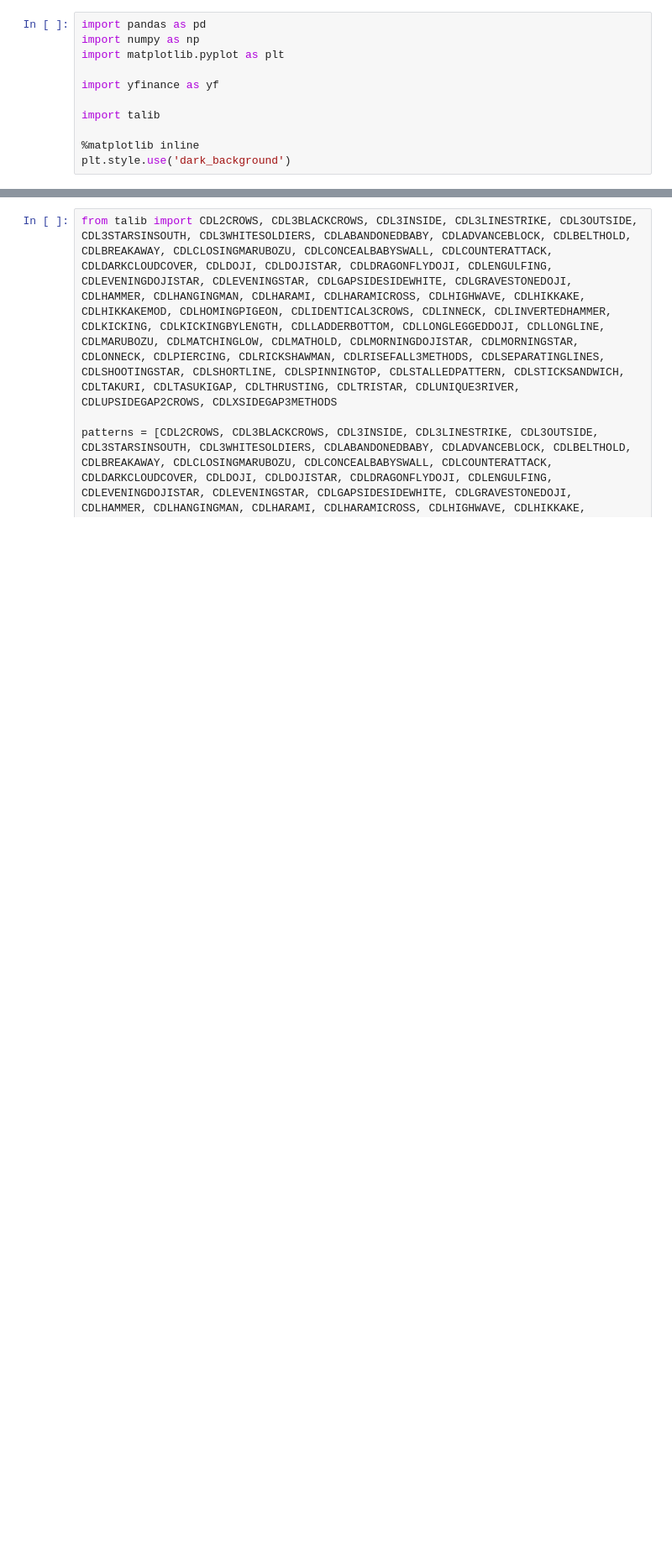
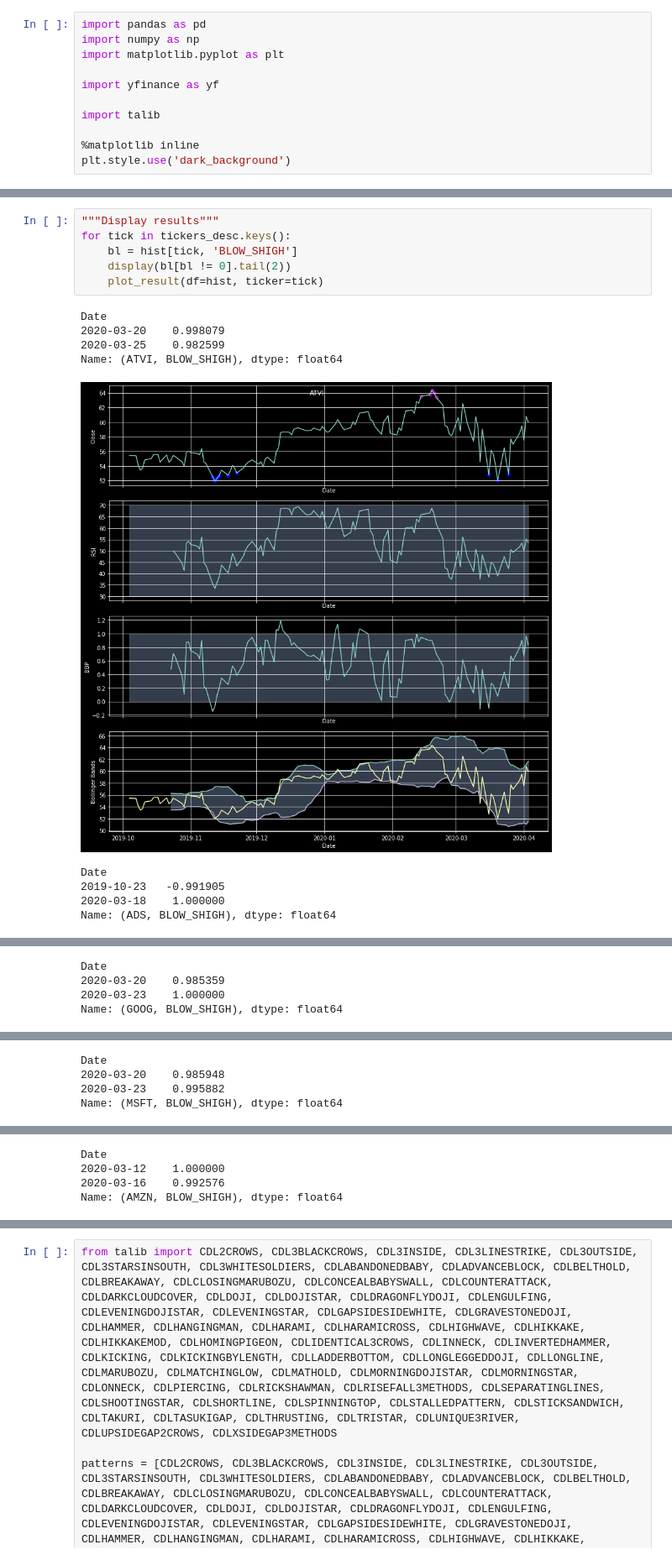
Before and after one commit to sanxlop/stocks, a Jupyter notebook: stocks_talib.ipynb, the cells around one changed output, grey strips where cells are left out. Shown at 84% size. Drawn from its saved outputs; the diff is of its cells as text; blank space fills up the shorter version.

```diff
--- a/stocks_talib.ipynb
+++ b/stocks_talib.ipynb
@@ -197,0 +188,16 @@ plt.show()
+# %%
+"""Display results"""
+for tick in tickers_desc.keys():
+    bl = hist[tick, 'BLOW_SHIGH']
+    display(bl[bl != 0].tail(2))
+    plot_result(df=hist, ticker=tick)
+# %% [output]
+Date
+2020-03-20    0.998079
+2020-03-25    0.982599
+Name: (ATVI, BLOW_SHIGH), dtype: float64
+[figure, added]
+Date
+2019-10-23   -0.991905
+2020-03-18    1.000000
+Name: (ADS, BLOW_SHIGH), dtype: float64
@@ -197,0 +205,4 @@ plt.show()
+Date
+2020-03-20    0.985359
+2020-03-23    1.000000
+Name: (GOOG, BLOW_SHIGH), dtype: float64
@@ -197,0 +210,4 @@ plt.show()
+Date
+2020-03-20    0.985948
+2020-03-23    0.995882
+Name: (MSFT, BLOW_SHIGH), dtype: float64
@@ -197,0 +215,4 @@ plt.show()
+Date
+2020-03-12    1.000000
+2020-03-16    0.992576
+Name: (AMZN, BLOW_SHIGH), dtype: float64
```
Also changed, not shown: parts of 7 cells of this notebook.
